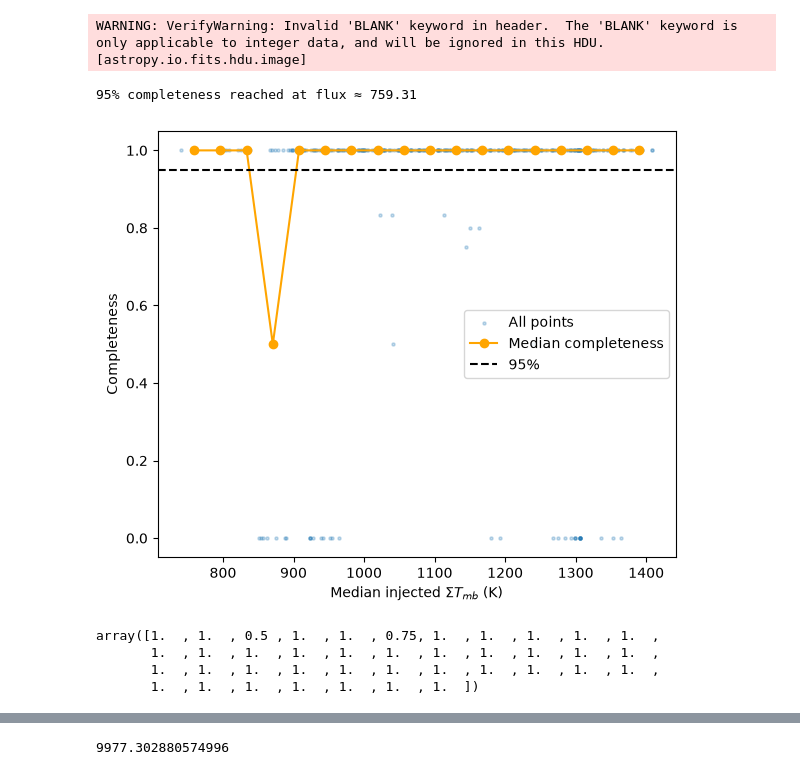
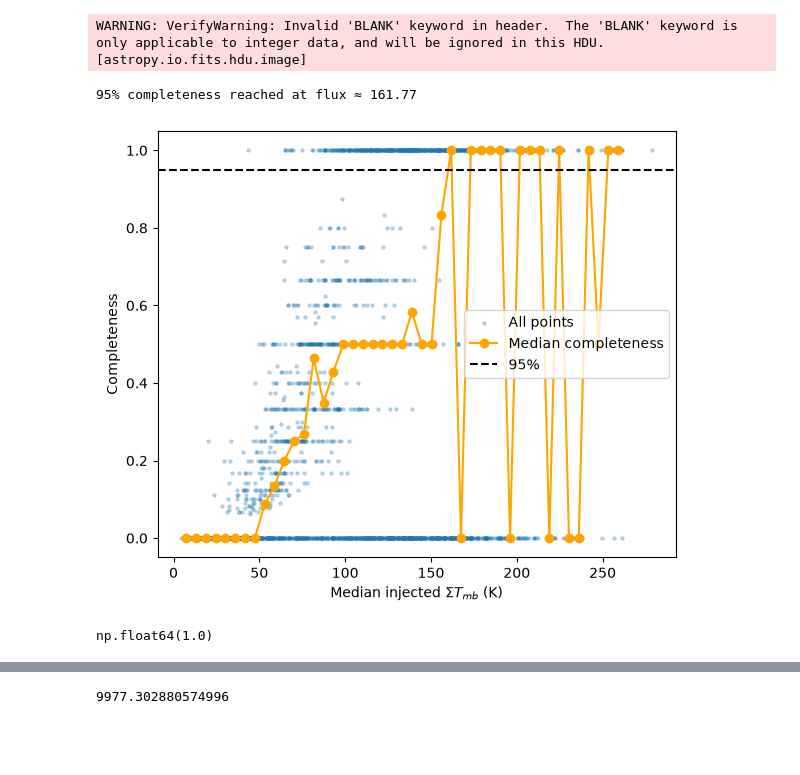
Before and after one commit to KyriakosTrakakis/Molecular_Cloud_Analysis, a Jupyter notebook: Completeness_testing/Fake_source_supporter.ipynb, the cells around one changed output, grey strips where cells are left out. Cells and saved outputs as stored; diff of their text form; code cells hidden in the pictures; blank space fills up the shorter version.

```diff
--- a/Completeness_testing/Fake_source_supporter.ipynb
+++ b/Completeness_testing/Fake_source_supporter.ipynb
@@ -1118,7 +1118,9 @@ import matplotlib.pyplot as plt
 
 # Load CSV (2 columns: median_sum, completeness)
 #data = np.loadtxt("all_completeness_curves_10000_6_2.csv", delimiter=",", skiprows=1)
-data = np.loadtxt("/Users/kyriakos.trakakis/Downloads/Mopra_FGN_project/Mopra/13CO/Mopra_all_completeness_curves_10000_fwhm7_peak5_0.5.csv", delimiter=",", skiprows=1)
+data = np.loadtxt("/Users/kyriakos.trakakis/Downloads/Mopra_FGN_project/Mopra/13CO/Mopra_all_completeness_curves_10000_fwhm3_peak2_0.5.csv", delimiter=",", skiprows=1)
+#data = np.loadtxt("/Users/kyriakos.trakakis/Downloads/FUGIN_data/13CO/FGN_all_completeness_curves_10000_fwhm18_peak6_2.csv", delimiter=",", skiprows=1)
+#data = np.loadtxt("/Users/kyriakos.trakakis/Downloads/FUGIN_data/13CO/FGN_all_completeness_curves_10000_fwhm8_peak3_0.35.csv", delimiter = ",", skiprows = 1)
 
 
 x = data[:, 0]   # median flux
@@ -1133,42 +1135,39 @@ bin_centers = 0.5 * (bins[:-1] + bins[1:])
 median_completeness = np.full(nbins, np.nan)  # Creates a list of nans that is the length nbins
 
 for i in range(nbins):
     in_bin = (x >= bins[i]) & (x < bins[i + 1])
     if np.any(in_bin):
         median_completeness[i] = np.median(y[in_bin])
 
 # Find first bin reaching 95% completeness
 threshold = 0.95
 valid = ~np.isnan(median_completeness)
 
 if np.any(median_completeness[valid] >= threshold):
     idx_95 = np.where(median_completeness >= threshold)[0][0]
     flux_95 = bin_centers[idx_95]
     print(f"95% completeness reached at flux ≈ {flux_95:.2f}")
 else:
     flux_95 = np.nan
     print("95% completeness not reached")
 
 # Plot
 plt.figure(figsize=(6, 5))
 plt.scatter(x, y, s=5, alpha=0.25, label="All points")
 plt.plot(bin_centers, median_completeness, '-o',
          color='orange', label="Median completeness")
 plt.axhline(0.95, color='k', ls='--', label='95%')
 plt.xlabel("Median injected $\Sigma T_{mb}$ (K)")
 plt.ylabel("Completeness")
 plt.legend()
 plt.tight_layout()
-plt.show()
-#plt.savefig('Completeness_flux_6_2_all_points.png')
+#plt.show()
+#plt.savefig('FGN_Completeness_flux_6_2_all_points.png')
 # %% [output]
-95% completeness reached at flux ≈ 759.31
+95% completeness reached at flux ≈ 161.77
-[figure, old version]
+[figure, new version]
 # %%
-median_completeness
+median_completeness[10]
 # %% [output]
-array([1.  , 1.  , 0.5 , 1.  , 1.  , 0.75, 1.  , 1.  , 1.  , 1.  , 1.  ,
-       1.  , 1.  , 1.  , 1.  , 1.  , 1.  , 1.  , 1.  , 1.  , 1.  , 1.  ,
-       1.  , 1.  , 1.  , 1.  , 1.  , 1.  , 1.  , 1.  , 1.  , 1.  , 1.  ,
-       1.  , 1.  , 1.  , 1.  , 1.  , 1.  , 1.  ])
+np.float64(1.0)
 # %%
```
Also changed, not shown: parts of 1 cell of this notebook.
